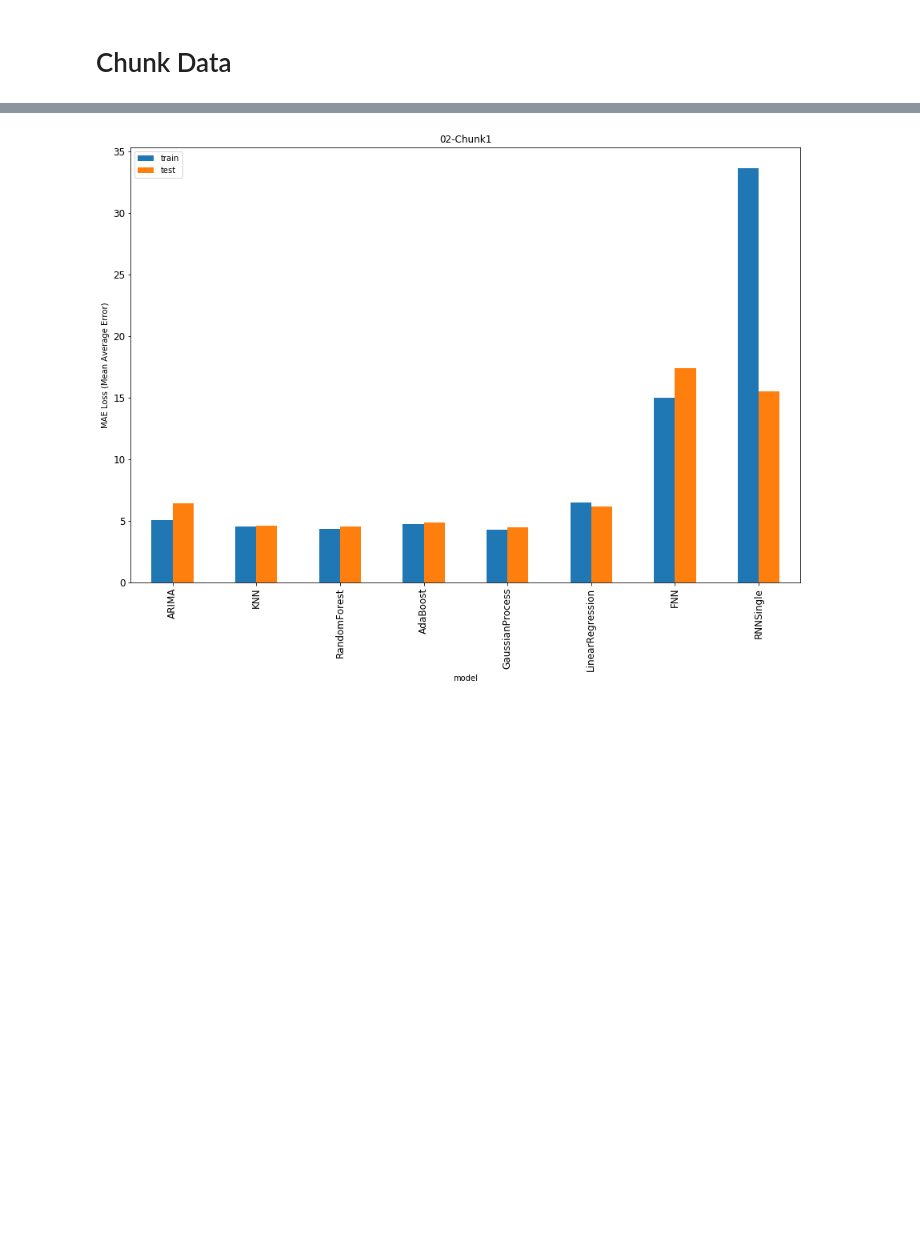
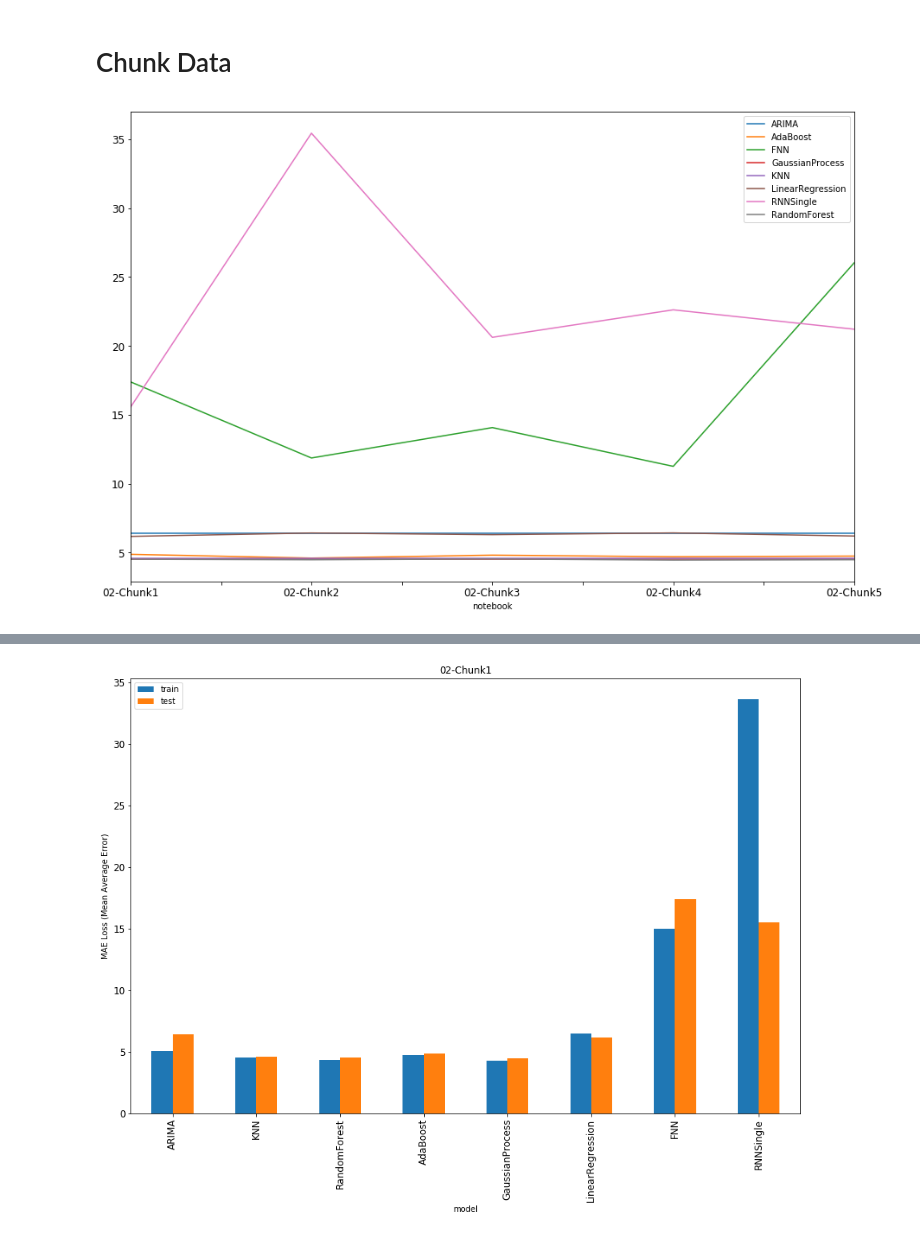
Before and after one commit to fdabek1/irregulartimeseries, a Jupyter notebook: 00-ModelResults.ipynb, the cells around one changed output, grey strips where cells are left out. Drawn from its saved outputs; the diff is of its cells as text; code cells hidden in the pictures; blank space fills up the shorter version.

Commit message:
Adding line graph for models across notebooks.

```diff
--- a/00-ModelResults.ipynb
+++ b/00-ModelResults.ipynb
@@ -27,4 +26,28 @@ def plot_chart(notebook):
     df.plot(x='model', y=['train', 'test'], kind='bar', title=notebook, figsize=(15, 10), legend=True, fontsize=12)
     plt.ylabel('MAE Loss (Mean Average Error)')
     plt.show()
+# %%
+# Line chart for models across a set of notebooks
+def plot_line(notebooks, ignore=None):
+    df_all = pd.DataFrame()
+
+    for notebook in notebooks:
+        df = pd.read_csv(RESULTS_PATH + notebook + '.csv')
+        df = df[df['model'] != 'SGD']
+        df = df[df['model'] != 'RNNMultiple']
+        df = df[df['model'] != 'RNNAll']
+
+        if ignore is not None:
+            for ign in ignore:
+                df = df[df['model'] != ign]
+
+        models = list(df['model'].unique())
+
+        append_object = {'notebook': notebook}
+        for model in models:
+            append_object[model] = df[df['model'] == model]['test'].values[0]
+        df_all = df_all.append(append_object, ignore_index=True)
+
+    df_all.plot(x='notebook', figsize=(15, 10), legend=True, fontsize=12)
+    plt.show()
 # %%
@@ -33,3 +56,7 @@ plot_chart('01-Basic')
 [figure]
 # %% [markdown]
 # Chunk Data
+# %%
+plot_line(['02-Chunk1', '02-Chunk2', '02-Chunk3', '02-Chunk4', '02-Chunk5'])
+# %% [output]
+[figure, added]
```
Also changed, not shown: parts of 24 cells of this notebook.
